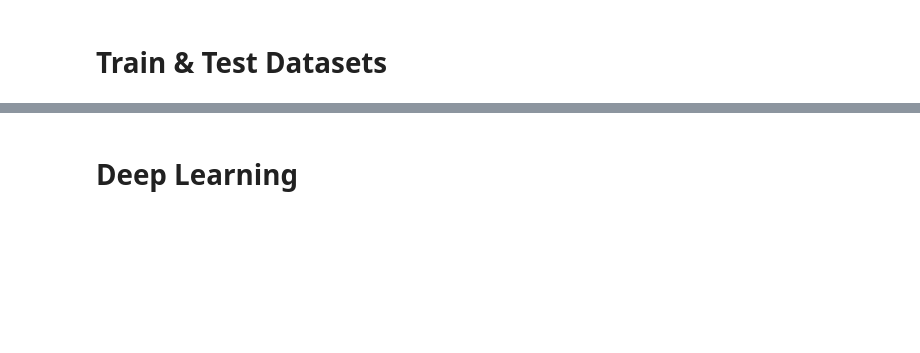
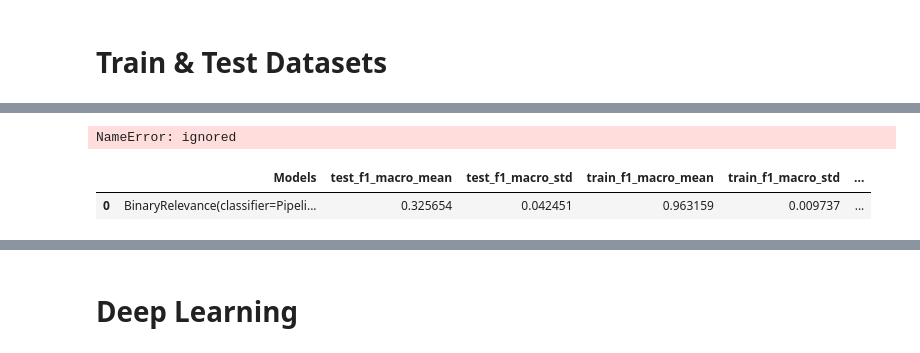
Before and after one commit to GuanyuTan/Personality-and-Demographic-Traits-to-Gift-Preferences-Classifier, a Jupyter notebook: Love_Hackathon.ipynb, the cells around one changed output, grey strips where cells are left out. Drawn from its saved outputs; the diff is of its cells as text; code cells hidden in the pictures; blank space fills up the shorter version.

```diff
--- a/Love_Hackathon.ipynb
+++ b/Love_Hackathon.ipynb
@@ -251,0 +246,76 @@ array([[[33,  0],
+# %%
+y.shape
+# %% [output]
+NameError: ignored
+# %%
+#supporting multilabel
+from sklearn.tree import DecisionTreeClassifier
+from sklearn.tree import ExtraTreeClassifier
+from sklearn.ensemble import ExtraTreesClassifier
+from sklearn.neighbors import KNeighborsClassifier
+from sklearn.neural_network import MLPClassifier
+from sklearn.ensemble import RandomForestClassifier
+
+#one vs all
+from sklearn.svm import SVC
+from sklearn.multioutput import MultiOutputClassifier
+
+#skmulti to chain single multiclass machine learning algo
+from skmultilearn.problem_transform import BinaryRelevance
+from skmultilearn.problem_transform import ClassifierChain
+from skmultilearn.problem_transform import LabelPowerset
+
+#single class machine learning algo
+from sklearn.naive_bayes import GaussianNB
+from sklearn.linear_model import LogisticRegression
+from sklearn.naive_bayes import BernoulliNB
+
+from sklearn.pipeline import make_pipeline
+from sklearn.preprocessing import StandardScaler
+from sklearn.svm import LinearSVC
+
+dt_clf = DecisionTreeClassifier(random_state=0)
+et_clf = ExtraTreeClassifier(random_state=0)
+ets_clf = ExtraTreesClassifier(n_estimators=100, random_state=0)
+knn_clf = KNeighborsClassifier(n_neighbors=16)
+mlp_clf = MLPClassifier(hidden_layer_sizes=(10), activation = 'relu',solver='lbfgs',alpha=0.0001, learning_rate='adaptive', random_state=1, max_iter=5000).fit(X_train, y_train) #guoxuan
+rdm_f_clf = RandomForestClassifier(n_estimators=1, criterion='entropy', random_state=12)
+
+svm = SVC(C=1.8, kernel="rbf",probability=True)
+svm_clf = MultiOutputClassifier(svm, n_jobs=-1)
+
+mlp_cc = ClassifierChain(mlp_clf)
+mlp_lps = LabelPowerset(mlp_clf)
+mlp_br = BinaryRelevance(mlp_clf)
+
+nb_clf = ClassifierChain(GaussianNB())
+nb_lps = LabelPowerset(GaussianNB())
+nb_br = BinaryRelevance(GaussianNB())
+
+lg_br = BinaryRelevance(LogisticRegression())
+lg_cc = ClassifierChain(LogisticRegression())
+nb_lps = LabelPowerset(LogisticRegression())
+
+bnb_br = BinaryRelevance(BernoulliNB())
+bnb_cc = ClassifierChain(BernoulliNB())
+bnb_lps = LabelPowerset(BernoulliNB())
+
+br_svc = BinaryRelevance(make_pipeline(StandardScaler(),LinearSVC(random_state=0, tol=1e-5)))
+
+# mlkn_clf = MLkNN(k=20)
+
+
+models = [dt_clf, et_clf, ets_clf, knn_clf, mlp_clf, rdm_f_clf,
+          svm_clf, mlp_cc, mlp_lps, mlp_br,
+          nb_clf, nb_lps, nb_br,
+          lg_br, lg_cc, nb_lps,
+          bnb_br, bnb_cc, bnb_lps,
+          ]
+# models = [svm_clf, dt_clf, et_clf, ets_clf, knn_clf, rdm_f_clf]
+models = [br_svc]
+
+score_df, best_model, best_f1_macro_mean = cross_validate_models(models, X, y)
+# scores = cross_validate(dt_clf, X, y, scoring=scoring)
+# %% [output]
+|  | Models | test_f1_macro_mean | test_f1_macro_std | train_f1_macro_mean | train_f1_macro_std | ... |
+| 0 | BinaryRelevance(classifier=Pipeli... | 0.325654 | 0.042451 | 0.963159 | 0.009737 | ... |
```
Also changed, not shown: parts of 65 cells of this notebook, 2 other files.
